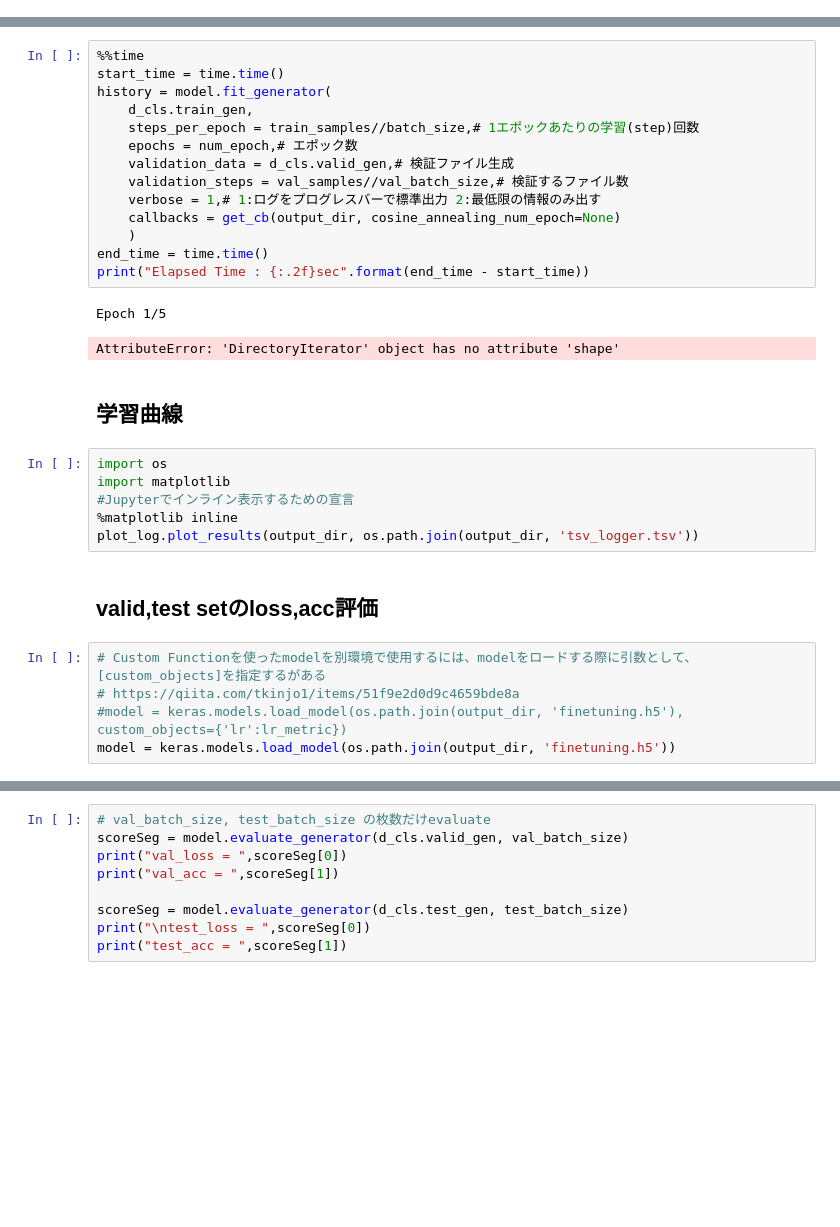
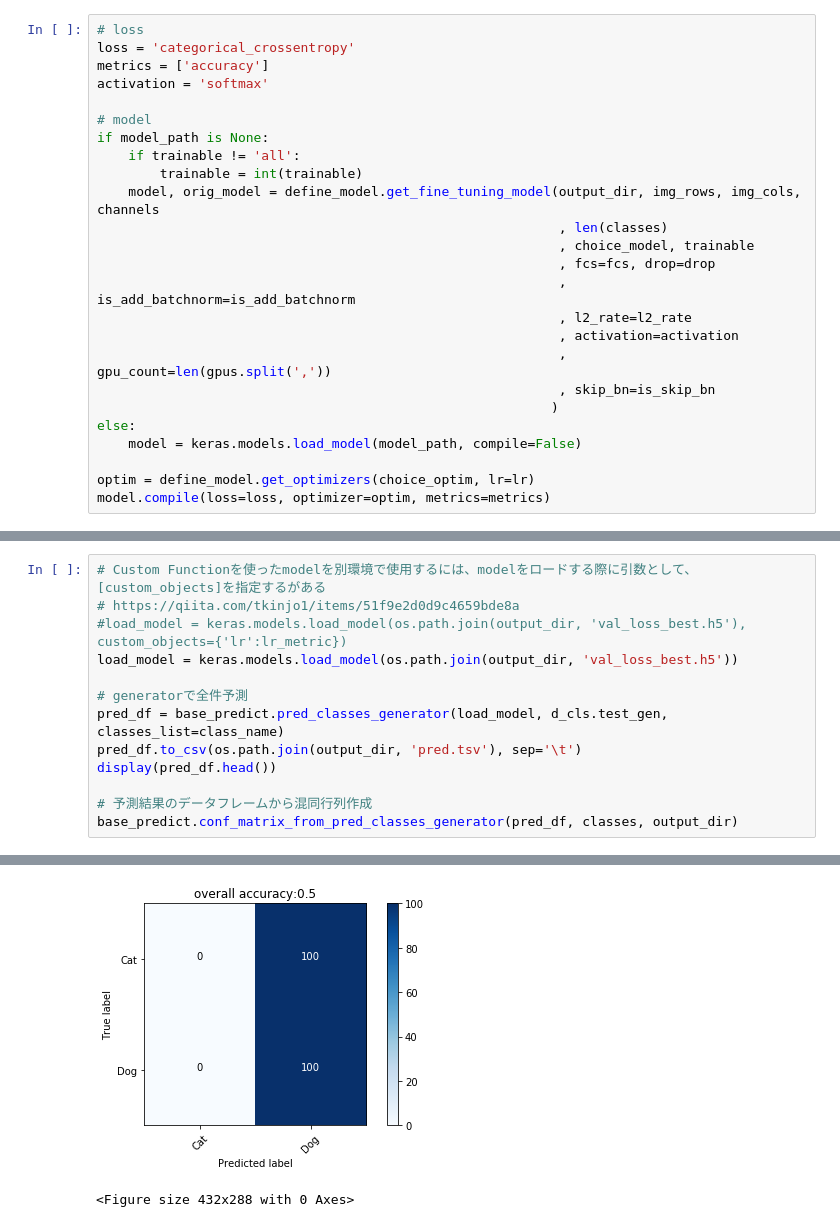
Before and after one commit to emmanuelol/02_keras_py, a Jupyter notebook: experiment/tf_Cats_VS._Dogs_test.ipynb, the cells around one changed output, grey strips where cells are left out. Saved outputs shown, nothing was run; the diff lists cells and outputs as text; blank space fills up the shorter version.

```diff
--- a/experiment/tf_Cats_VS._Dogs_test.ipynb
+++ b/experiment/tf_Cats_VS._Dogs_test.ipynb
@@ -339,0 +252,25 @@ n_multitask = 1
+# %%
+# loss
+loss = 'categorical_crossentropy'
+metrics = ['accuracy']
+activation = 'softmax'
+
+# model
+if model_path is None:
+    if trainable != 'all':
+        trainable = int(trainable)
+    model, orig_model = define_model.get_fine_tuning_model(output_dir, img_rows, img_cols, channels
+                                                           , len(classes)
+                                                           , choice_model, trainable
+                                                           , fcs=fcs, drop=drop
+                                                           , is_add_batchnorm=is_add_batchnorm
+                                                           , l2_rate=l2_rate
+                                                           , activation=activation
+                                                           , gpu_count=len(gpus.split(','))
+                                                           , skip_bn=is_skip_bn
+                                                          )
+else:
+    model = keras.models.load_model(model_path, compile=False)
+
+optim = define_model.get_optimizers(choice_optim, lr=lr)
+model.compile(loss=loss, optimizer=optim, metrics=metrics)
@@ -386,32 +390,14 @@ def get_cb(output_dir, cosine_annealing_num_epoch=None):
-# %%
-%%time
-start_time = time.time()
-history = model.fit_generator(
-    d_cls.train_gen,
-    steps_per_epoch = train_samples//batch_size,# 1エポックあたりの学習(step)回数
-    epochs = num_epoch,# エポック数
-    validation_data = d_cls.valid_gen,# 検証ファイル生成
-    validation_steps = val_samples//val_batch_size,# 検証するファイル数
-    verbose = 1,# 1:ログをプログレスバーで標準出力 2:最低限の情報のみ出す
-    callbacks = get_cb(output_dir, cosine_annealing_num_epoch=None)
-    )
-end_time = time.time()
-print("Elapsed Time : {:.2f}sec".format(end_time - start_time))
-# %% [output]
-Epoch 1/5
-AttributeError: 'DirectoryIterator' object has no attribute 'shape'
-# %% [markdown]
-## 学習曲線
-# %%
-import os
-import matplotlib
-#Jupyterでインライン表示するための宣言
-%matplotlib inline
-plot_log.plot_results(output_dir, os.path.join(output_dir, 'tsv_logger.tsv'))
-# %% [markdown]
-## valid,test setのloss,acc評価
 # %%
 # Custom Functionを使ったmodelを別環境で使用するには、modelをロードする際に引数として、[custom_objects]を指定するがある
 # https://qiita.com/tkinjo1/items/51f9e2d0d9c4659bde8a
-#model = keras.models.load_model(os.path.join(output_dir, 'finetuning.h5'), custom_objects={'lr':lr_metric})
-model = keras.models.load_model(os.path.join(output_dir, 'finetuning.h5'))
+#load_model = keras.models.load_model(os.path.join(output_dir, 'val_loss_best.h5'), custom_objects={'lr':lr_metric})
+load_model = keras.models.load_model(os.path.join(output_dir, 'val_loss_best.h5'))
+
+# generatorで全件予測
+pred_df = base_predict.pred_classes_generator(load_model, d_cls.test_gen, classes_list=class_name)
+pred_df.to_csv(os.path.join(output_dir, 'pred.tsv'), sep='\t')
+display(pred_df.head())
+
+# 予測結果のデータフレームから混同行列作成
+base_predict.conf_matrix_from_pred_classes_generator(pred_df, classes, output_dir)
+# %% [output]
@@ -418,9 +427,2 @@ model = keras.models.load_model(os.path.join(output_dir, 'finetuning.h5'))
+[figure, added]
+<Figure size 432x288 with 0 Axes>
-# %%
-# val_batch_size, test_batch_size の枚数だけevaluate
-scoreSeg = model.evaluate_generator(d_cls.valid_gen, val_batch_size)
-print("val_loss = ",scoreSeg[0])
-print("val_acc = ",scoreSeg[1])
-
-scoreSeg = model.evaluate_generator(d_cls.test_gen, test_batch_size)
-print("\ntest_loss = ",scoreSeg[0])
-print("test_acc = ",scoreSeg[1])
```
Also changed, not shown: parts of 57 cells of this notebook, 7 other files.
